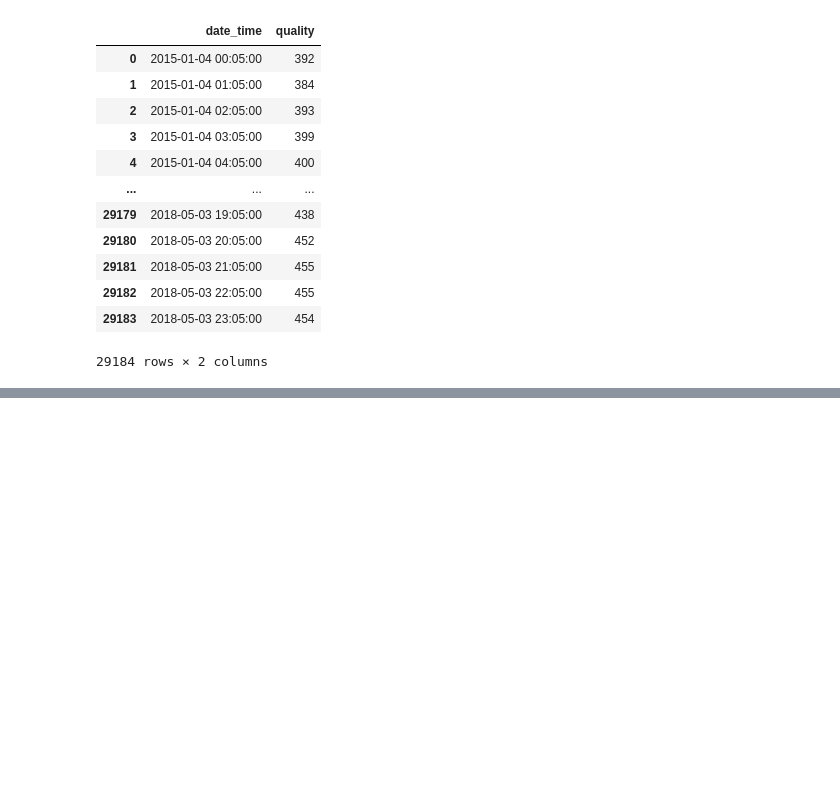
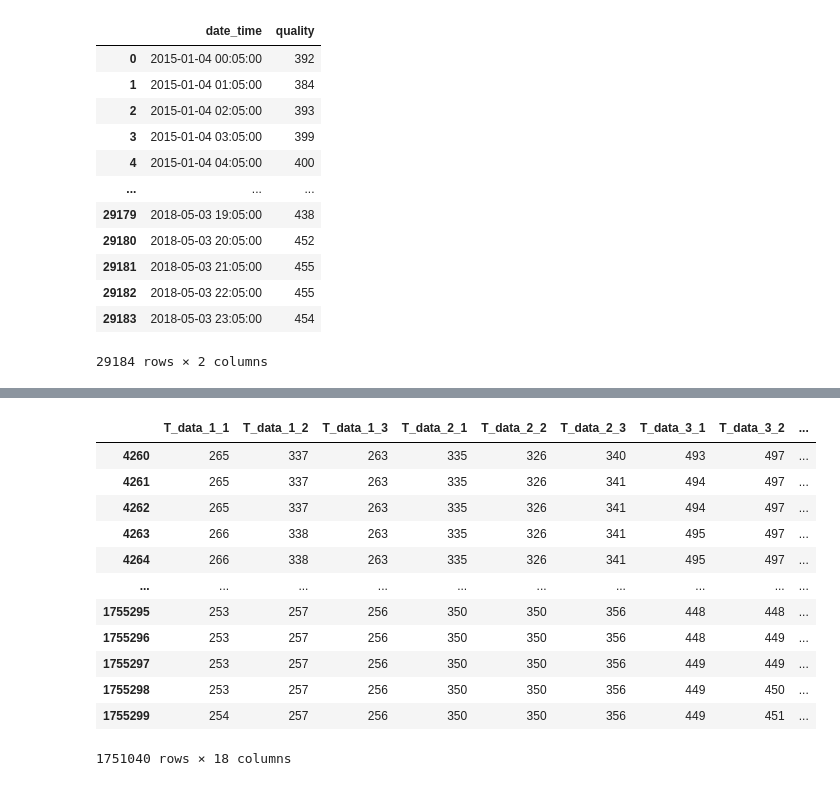
Before and after one commit to changyeon99/5th_K-Digital, a Jupyter notebook: helloworld.ipynb, the cells around one changed output, grey strips where cells are left out. Drawn from its saved outputs; the diff is of its cells as text; code cells hidden in the pictures; blank space fills up the shorter version.

```diff
--- a/helloworld.ipynb
+++ b/helloworld.ipynb
@@ -65,0 +127,17 @@ data_X
+# %%
+data_X = data_X.drop("date_time", axis = 1)
+data_X
+# %% [output]
+|  | T_data_1_1 | T_data_1_2 | T_data_1_3 | T_data_2_1 | T_data_2_2 | T_data_2_3 | T_data_3_1 | T_data_3_2 | ... |
+| 4260 | 265 | 337 | 263 | 335 | 326 | 340 | 493 | 497 | ... |
+| 4261 | 265 | 337 | 263 | 335 | 326 | 341 | 494 | 497 | ... |
+| 4262 | 265 | 337 | 263 | 335 | 326 | 341 | 494 | 497 | ... |
+| 4263 | 266 | 338 | 263 | 335 | 326 | 341 | 495 | 497 | ... |
+| 4264 | 266 | 338 | 263 | 335 | 326 | 341 | 495 | 497 | ... |
+| ... | ... | ... | ... | ... | ... | ... | ... | ... | ... |
+| 1755295 | 253 | 257 | 256 | 350 | 350 | 356 | 448 | 448 | ... |
+| 1755296 | 253 | 257 | 256 | 350 | 350 | 356 | 448 | 449 | ... |
+| 1755297 | 253 | 257 | 256 | 350 | 350 | 356 | 449 | 449 | ... |
+| 1755298 | 253 | 257 | 256 | 350 | 350 | 356 | 449 | 450 | ... |
+| 1755299 | 254 | 257 | 256 | 350 | 350 | 356 | 449 | 451 | ... |
+1751040 rows × 18 columns
```
Also changed, not shown: parts of 15 cells of this notebook.
